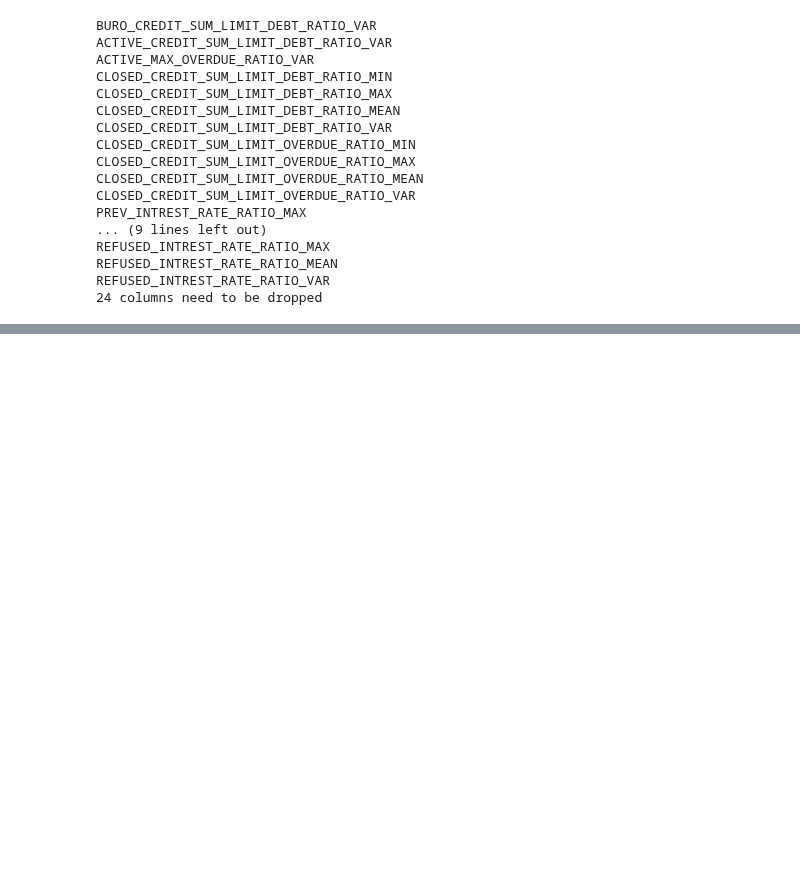
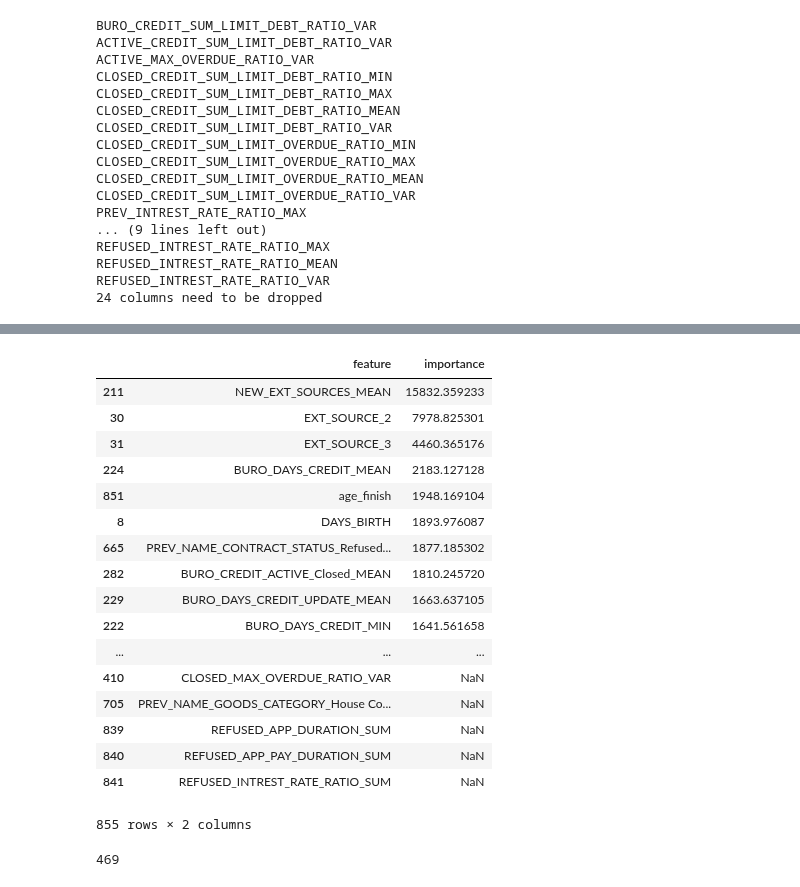
Before and after one commit to yiqiyu/homecredit, a Jupyter notebook: feature_selection.ipynb, the cells around one changed output, grey strips where cells are left out. Saved outputs shown, nothing was run; the diff lists cells and outputs as text; code cells hidden in the pictures; blank space fills up the shorter version.

```diff
--- a/feature_selection.ipynb
+++ b/feature_selection.ipynb
@@ -127,0 +179,21 @@ finally:
+# %%
+anova_ranks
+# %% [output]
+|  | feature | importance |
+| 211 | NEW_EXT_SOURCES_MEAN | 15832.359233 |
+| 30 | EXT_SOURCE_2 | 7978.825301 |
+| 31 | EXT_SOURCE_3 | 4460.365176 |
+| 224 | BURO_DAYS_CREDIT_MEAN | 2183.127128 |
+| 851 | age_finish | 1948.169104 |
+| 8 | DAYS_BIRTH | 1893.976087 |
+| 665 | PREV_NAME_CONTRACT_STATUS_Refused... | 1877.185302 |
+| 282 | BURO_CREDIT_ACTIVE_Closed_MEAN | 1810.245720 |
+| 229 | BURO_DAYS_CREDIT_UPDATE_MEAN | 1663.637105 |
+| 222 | BURO_DAYS_CREDIT_MIN | 1641.561658 |
+| ... | ... | ... |
+| 410 | CLOSED_MAX_OVERDUE_RATIO_VAR | NaN |
+| 705 | PREV_NAME_GOODS_CATEGORY_House Co... | NaN |
+| 839 | REFUSED_APP_DURATION_SUM | NaN |
+| 840 | REFUSED_APP_PAY_DURATION_SUM | NaN |
+| 841 | REFUSED_INTREST_RATE_RATIO_SUM | NaN |
+855 rows × 2 columns
@@ -127,0 +208,5 @@ finally:
+# %%
+good_feats = list(best_features - set(dependent_feats))
+len(good_feats)
+# %% [output]
+469
```
Also changed, not shown: parts of 20 cells of this notebook, 3 other files.
